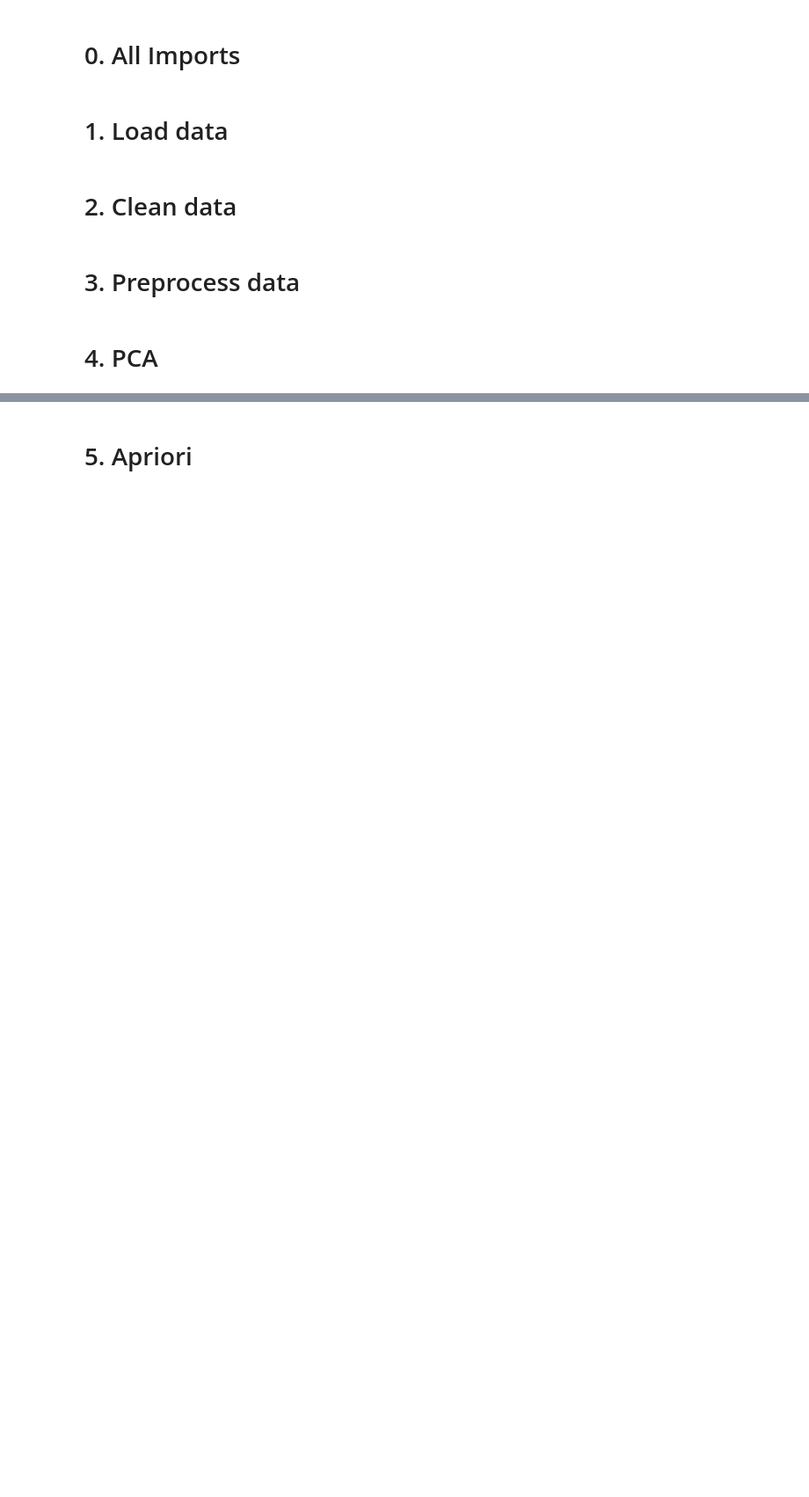
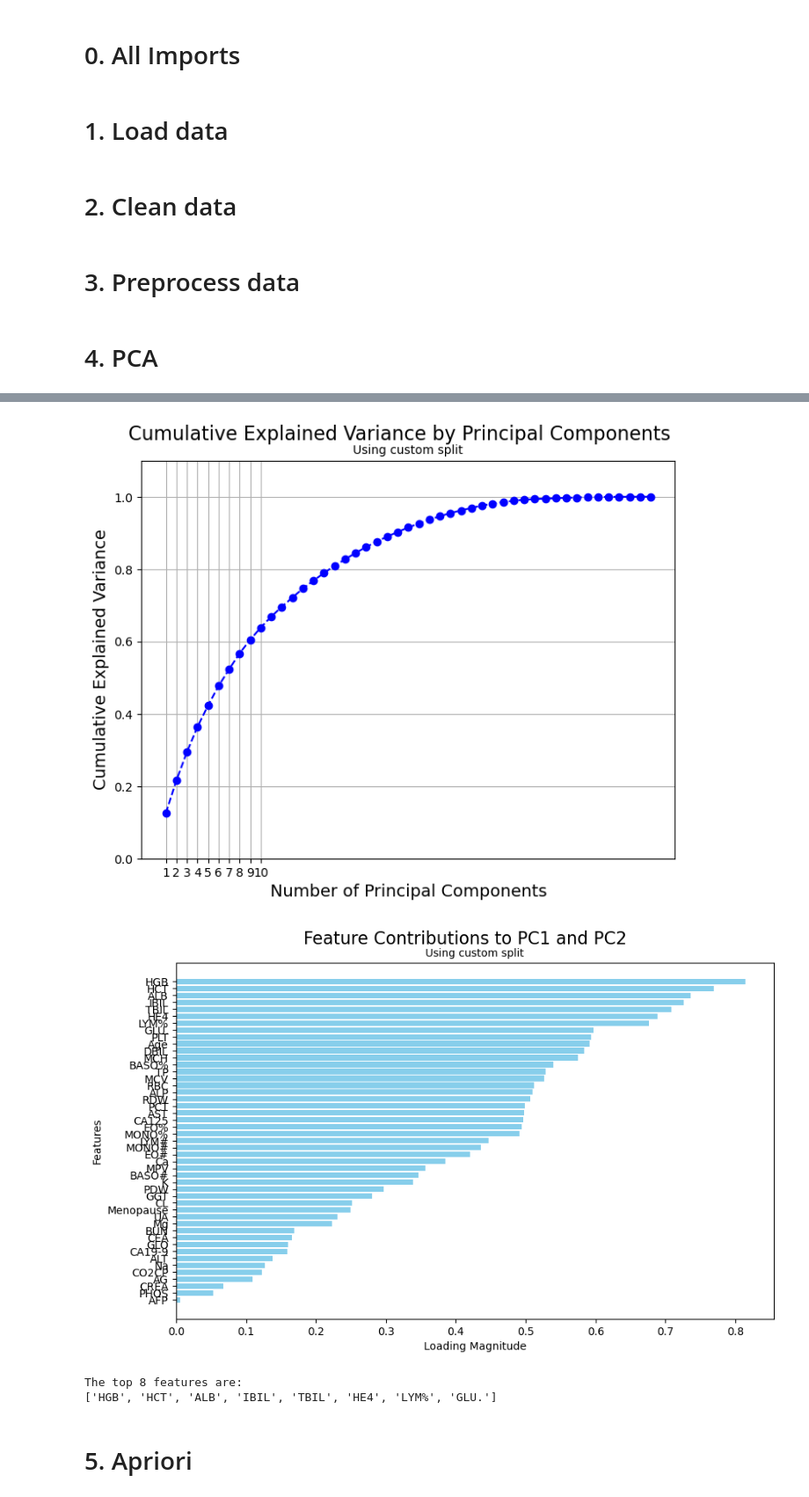
Before and after one commit to WilliamH-R/ComputationalTools, a Jupyter notebook: python/submission.ipynb, the cells around one changed output, grey strips where cells are left out. Shown at 88% size. Saved outputs shown, nothing was run; the diff lists cells and outputs as text; code cells hidden in the pictures; blank space fills up the shorter version.

```diff
--- a/python/submission.ipynb
+++ b/python/submission.ipynb
@@ -11,2 +392,9 @@
+# %%
+pca(split="custom")
+# %% [output]
+[figure, added]
+[figure, added]
+The top 8 features are:
+['HGB', 'HCT', 'ALB', 'IBIL', 'TBIL', 'HE4', 'LYM%', 'GLU.']
 # %% [markdown]
 # 5. Apriori
```
Also changed, not shown: parts of 19 cells of this notebook.
